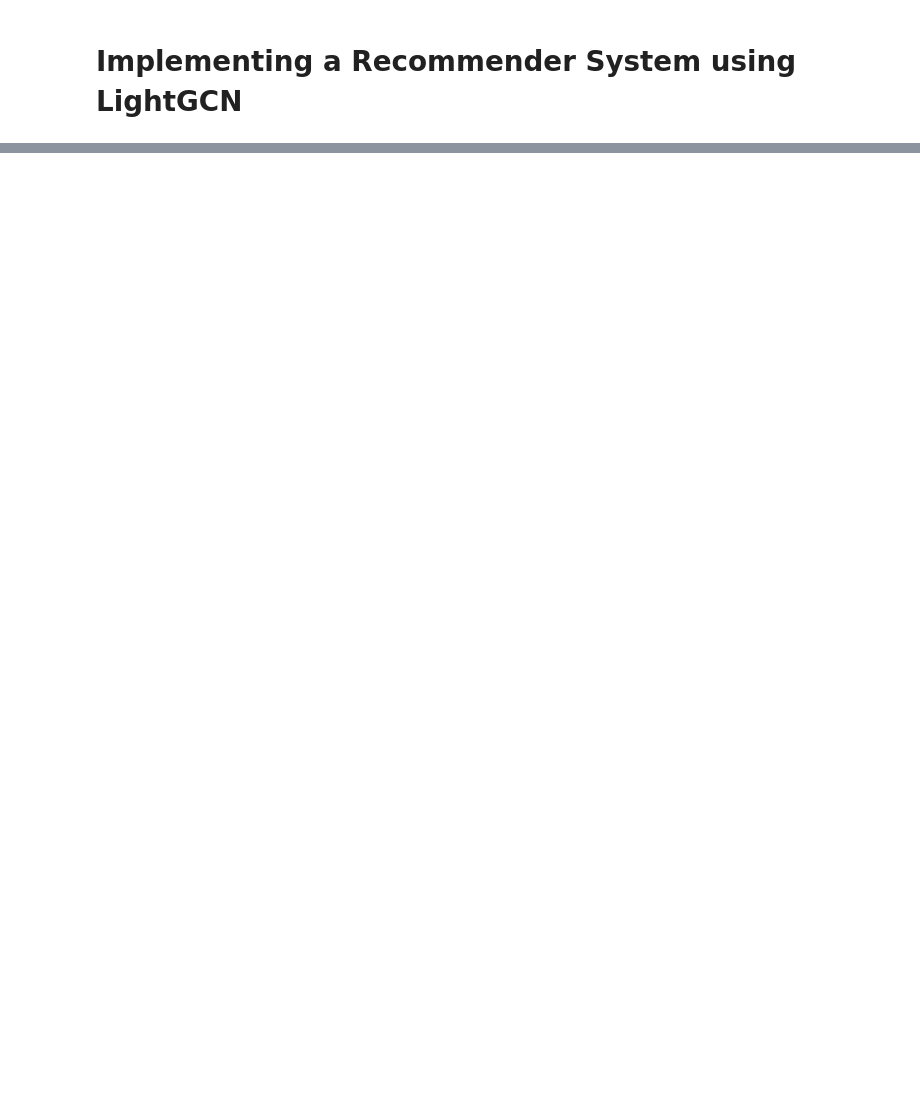
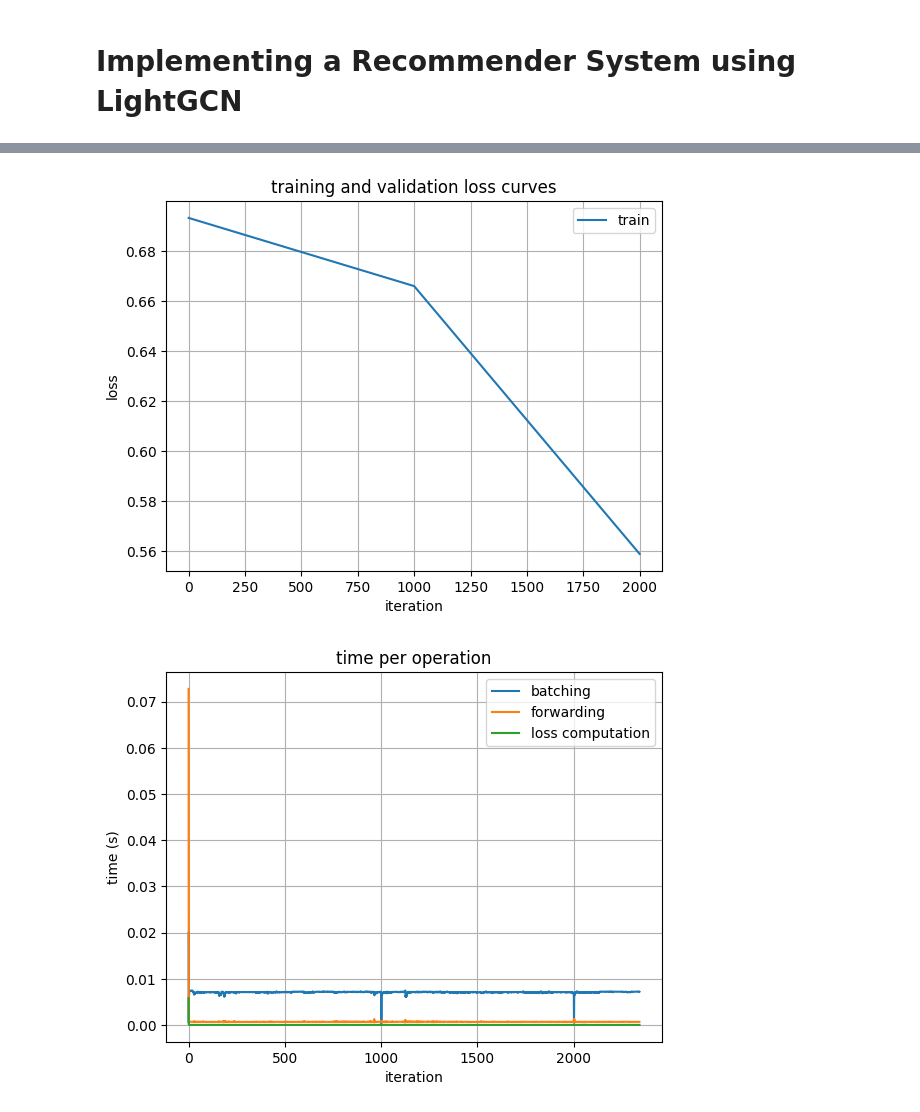
Before and after one commit to Jaluus/PaperTrail, a Jupyter notebook: training_lightgcn.ipynb, the cells around one changed output, grey strips where cells are left out. Cells and saved outputs as stored; diff of their text form; code cells hidden in the pictures; blank space fills up the shorter version.

```diff
--- a/training_lightgcn.ipynb
+++ b/training_lightgcn.ipynb
@@ -35,12 +42,19 @@ train_indices, test_indices = train_test_split(
     test_size=0.2,
     random_state=1,
 )
+train_message_passing_indiceies, train_supervision_indices = train_test_split(
+    train_indices,
+    test_size=0.3,
+    random_state=1,
+)
 val_indices, test_indices = train_test_split(
     test_indices,
     test_size=0.5,
     random_state=1,
 )
 
+train_message_passing_edge_index = edge_index[:, train_message_passing_indiceies]
+train_supervision_edge_index = edge_index[:, train_supervision_indices]
 train_edge_index = edge_index[:, train_indices]
 val_edge_index = edge_index[:, val_indices]
 test_edge_index = edge_index[:, test_indices]
@@ -272,8 +63,7 @@ Your test set performance should be in line with the following (*K=20*):
 ITERATIONS = 10000
 BATCH_SIZE = 1024
 LR = 1e-3
-ITERS_PER_EVAL = 200
-ITERS_PER_LR_DECAY = 200
+ITERS_PER_EVAL = 1000
 K = 20
 # %%
 # setup
@@ -292,11 +82,9 @@ model = model.to(device)
 model.train()
 
 optimizer = optim.Adam(model.parameters(), lr=LR)
-scheduler = optim.lr_scheduler.ExponentialLR(optimizer, gamma=0.95)
 
 edge_index = edge_index.to(device)
 train_edge_index = train_edge_index.to(device)
-train_sparse_edge_index = train_sparse_edge_index.to(device)
-
+train_message_passing_edge_index = train_message_passing_edge_index.to(device)
+train_supervision_edge_index = train_supervision_edge_index.to(device)
 val_edge_index = val_edge_index.to(device)
-val_sparse_edge_index = val_sparse_edge_index.to(device)
@@ -360,12 +165,25 @@ for iter in range(ITERATIONS):
 # %%
 iters = [iter * ITERS_PER_EVAL for iter in range(len(train_losses))]
 plt.plot(iters, train_losses, label="train")
-plt.plot(iters, val_losses, label="validation")
 plt.xlabel("iteration")
 plt.ylabel("loss")
 plt.title("training and validation loss curves")
 plt.legend()
+plt.grid()
 plt.show()
+
+plt.plot(batching_times, label="batching")
+plt.plot(forwarding_times, label="forwarding")
+plt.plot(loss_times, label="loss computation")
+plt.xlabel("iteration")
+plt.ylabel("time (s)")
+plt.title("time per operation")
+plt.legend()
+plt.grid()
+plt.show()
+# %% [output]
+[figure, added]
+[figure, added]
 # %%
 # Old Loss:     [test_loss:-0.74255, test_recall@20: 0.00677, test_precision@20: 0.00047, test_ndcg@20: 0.00317
 # New loss:     [test_loss: 0.67538, test_recall@20: 0.04614, test_precision@20: 0.00417, test_ndcg@20: 0.02455
```
Also changed, not shown: parts of 10 cells of this notebook, 5 other files.
